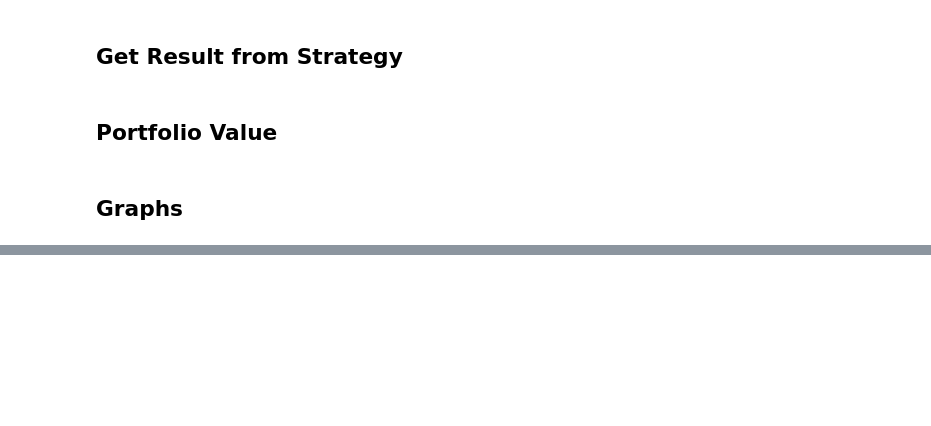
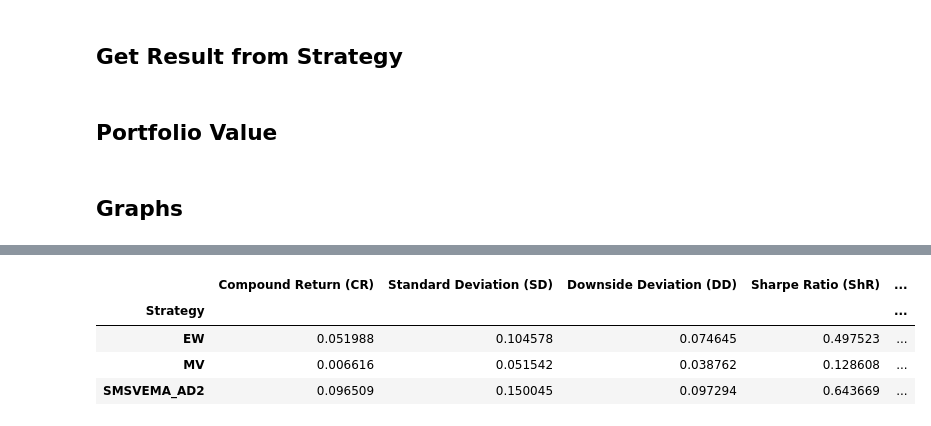
Before and after one commit to zg915/PF-PortfolioStrategies, a Jupyter notebook: investment.ipynb, the cells around one changed output, grey strips where cells are left out. Saved outputs shown, nothing was run; the diff lists cells and outputs as text; code cells hidden in the pictures; blank space fills up the shorter version.

```diff
--- a/investment.ipynb
+++ b/investment.ipynb
@@ -346,0 +377,39 @@ for i, (name, PV_SMSV) in enumerate(portfolio_values.items(), start=1):
+# %%
+PR_EW = calculate_portfolio_returns(PV_EW)
+PR_MV = calculate_portfolio_returns(PV_MV)
+portfolio_returns = {name: calculate_portfolio_returns(values) for name, values in portfolio_values.items()}
+for name, values in portfolio_returns.items():
+    globals()[f"PR_{name}"] = values
+# %%
+EM_SMSVEMA_AD2 = Calculate_Evaluation_metric(PR_SMSVEMA_AD2)
+EM_EW = Calculate_Evaluation_metric(PR_EW)
+EM_MV = Calculate_Evaluation_metric(PR_MV)
+# %%
+data = {
+    "Strategy": ["EW", "MV", "SMSVEMA_AD2"],
+    **{
+        metric: [EM_EW.get(metric, None), EM_MV.get(metric, None), EM_SMSVEMA_AD2.get(metric, None)]
+        for metric in EM_EW.keys()
+    }
+}
+
+df = pd.DataFrame(data)
+
+# Rearrange columns to place "Strategy" first
+df = df[["Strategy"] + list(EM_EW.keys())]
+
+# Multiply relevant columns by 100 to convert to percentages
+percentage_columns = [
+    "Compound Return (CR)", "Standard Deviation (SD)", "Downside Deviation (DD)",
+    "Maximum Drawdown (MDD)", "Average Drawdown (ADD)"
+]
+# df[percentage_columns] = df[percentage_columns] * 100
+
+# Display the DataFrame
+df.set_index('Strategy')
+# %% [output]
+|  | Compound Return (CR) | Standard Deviation (SD) | Downside Deviation (DD) | Sharpe Ratio (ShR) | ... |
+| Strategy |  |  |  |  | ... |
+| EW | 0.051988 | 0.104578 | 0.074645 | 0.497523 | ... |
+| MV | 0.006616 | 0.051542 | 0.038762 | 0.128608 | ... |
+| SMSVEMA_AD2 | 0.096509 | 0.150045 | 0.097294 | 0.643669 | ... |
```
Also changed, not shown: parts of 12 cells of this notebook.
